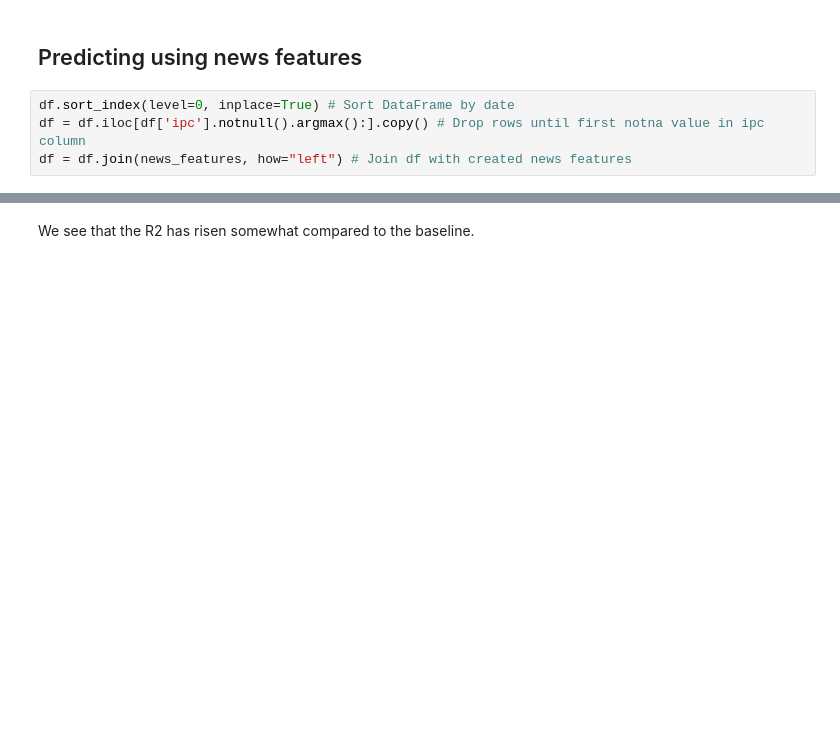
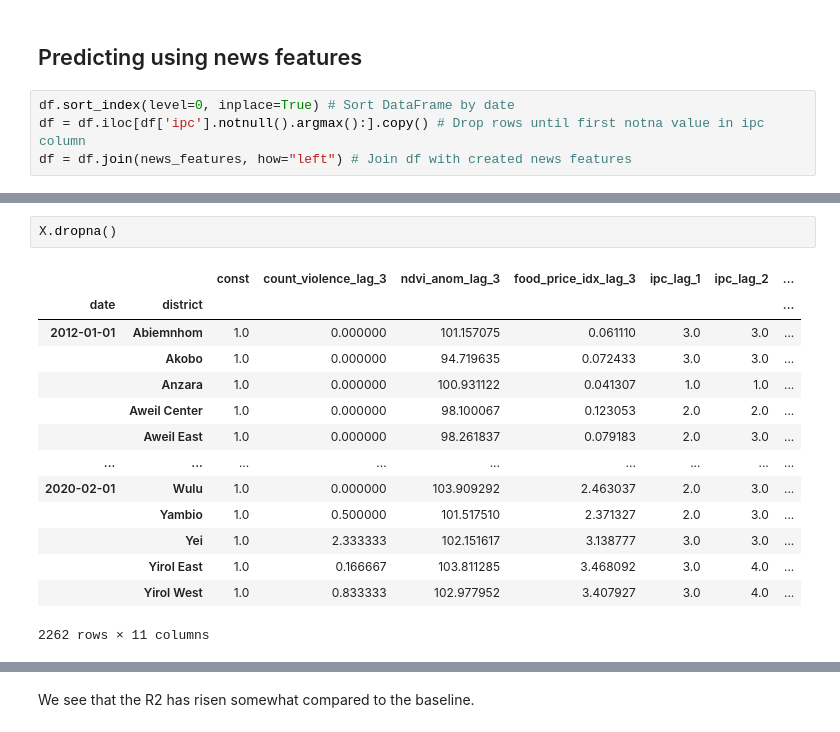
Before and after one commit to EKarasevnl/DC3-Group-13, a Jupyter notebook: predictions.ipynb, the cells around one changed output, grey strips where cells are left out. Saved outputs shown, nothing was run; the diff lists cells and outputs as text; blank space fills up the shorter version.

```diff
--- a/predictions.ipynb
+++ b/predictions.ipynb
@@ -301,3 +400,20 @@ df = df.join(news_features, how="left") # Join df with created news features
+# %%
+X.dropna()
+# %% [output]
+|  |  | const | count_violence_lag_3 | ndvi_anom_lag_3 | food_price_idx_lag_3 | ipc_lag_1 | ipc_lag_2 | ... |
+| date | district |  |  |  |  |  |  | ... |
+| 2012-01-01 | Abiemnhom | 1.0 | 0.000000 | 101.157075 | 0.061110 | 3.0 | 3.0 | ... |
+|  | Akobo | 1.0 | 0.000000 | 94.719635 | 0.072433 | 3.0 | 3.0 | ... |
+|  | Anzara | 1.0 | 0.000000 | 100.931122 | 0.041307 | 1.0 | 1.0 | ... |
+|  | Aweil Center | 1.0 | 0.000000 | 98.100067 | 0.123053 | 2.0 | 2.0 | ... |
+|  | Aweil East | 1.0 | 0.000000 | 98.261837 | 0.079183 | 2.0 | 3.0 | ... |
+| ... | ... | ... | ... | ... | ... | ... | ... | ... |
+| 2020-02-01 | Wulu | 1.0 | 0.000000 | 103.909292 | 2.463037 | 2.0 | 3.0 | ... |
+|  | Yambio | 1.0 | 0.500000 | 101.517510 | 2.371327 | 2.0 | 3.0 | ... |
+|  | Yei | 1.0 | 2.333333 | 102.151617 | 3.138777 | 3.0 | 3.0 | ... |
+|  | Yirol East | 1.0 | 0.166667 | 103.811285 | 3.468092 | 3.0 | 4.0 | ... |
+|  | Yirol West | 1.0 | 0.833333 | 102.977952 | 3.407927 | 3.0 | 4.0 | ... |
+2262 rows × 11 columns
 # %%
 X = df.iloc[:, -10:] # Define explanatory variables
 X = sm.add_constant(X) # Add constant column of 1s for intercept
```
Also changed, not shown: parts of 17 cells of this notebook, 6 other files.
